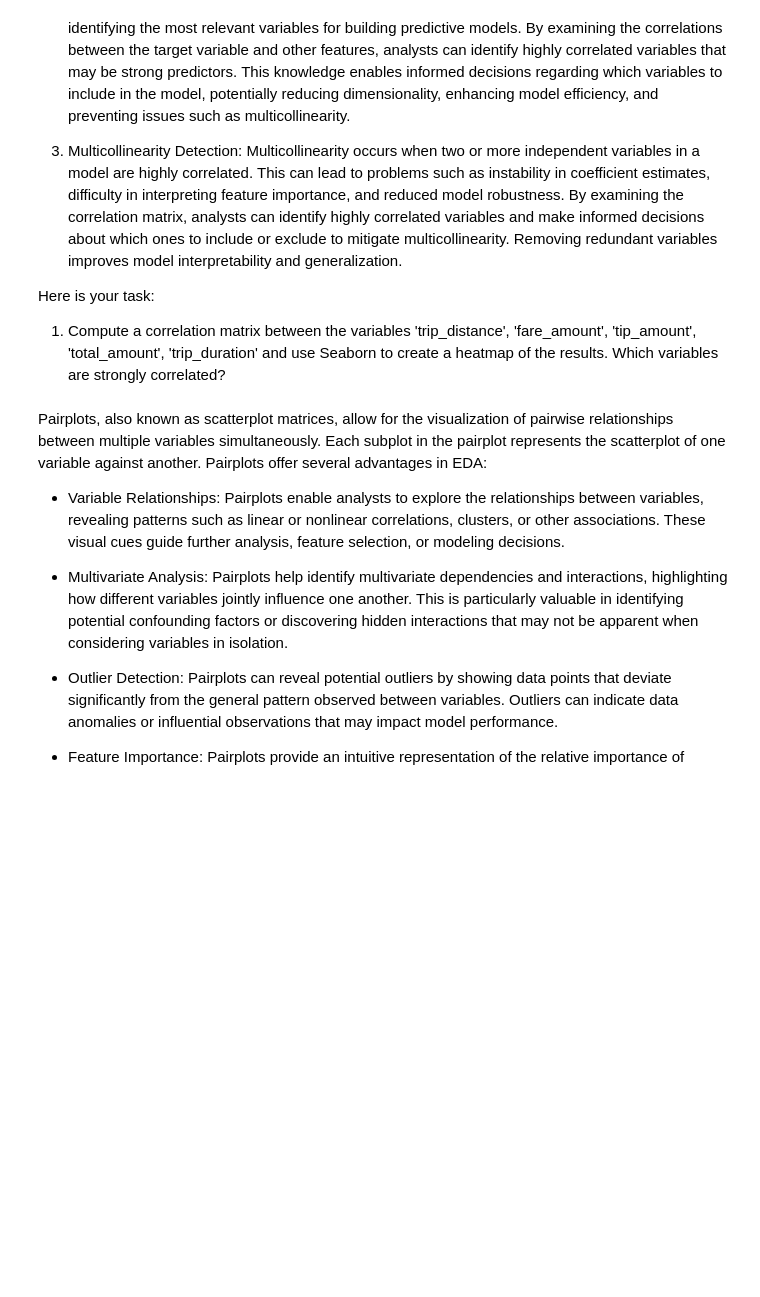
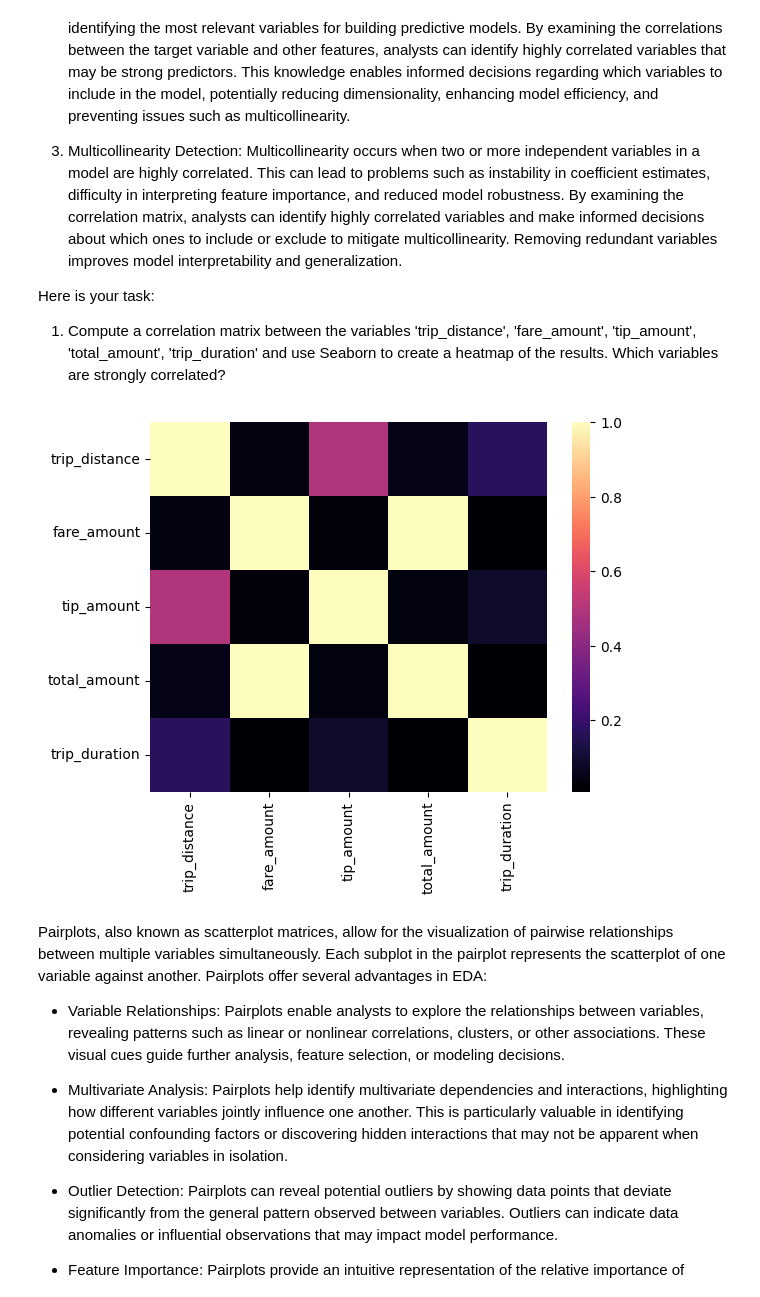
Before and after one commit to ZAsaee/mec2-projects, a Jupyter notebook: student_mle_miniproject_eda.ipynb, the cells around one changed output. Drawn from its saved outputs; the diff is of its cells as text; code cells hidden in the pictures; blank space fills up the shorter version.

```diff
--- a/student_mle_miniproject_eda.ipynb
+++ b/student_mle_miniproject_eda.ipynb
@@ -72,8 +174,13 @@ Here is your task:
   1. Compute a correlation matrix between the variables 'trip_distance', 'fare_amount', 'tip_amount', 'total_amount', 'trip_duration' and use Seaborn to create a heatmap of the results. Which variables are strongly correlated?
 # %%
 # Compute correlation matrix of numerical variables
+corr_matrix = df[['trip_distance', 'fare_amount', 'tip_amount', 'total_amount', 'trip_duration' ]].corr()
 
 # Create a heatmap of the correlation matrix
+sns.heatmap(corr_matrix, cmap='magma')
+plt.show()
+# %% [output]
+[figure, added]
 # %% [markdown]
 Pairplots, also known as scatterplot matrices, allow for the visualization of pairwise relationships between multiple variables simultaneously. Each subplot in the pairplot represents the scatterplot of one variable against another. Pairplots offer several advantages in EDA:
 
```
Also changed, not shown: parts of 19 cells of this notebook.
